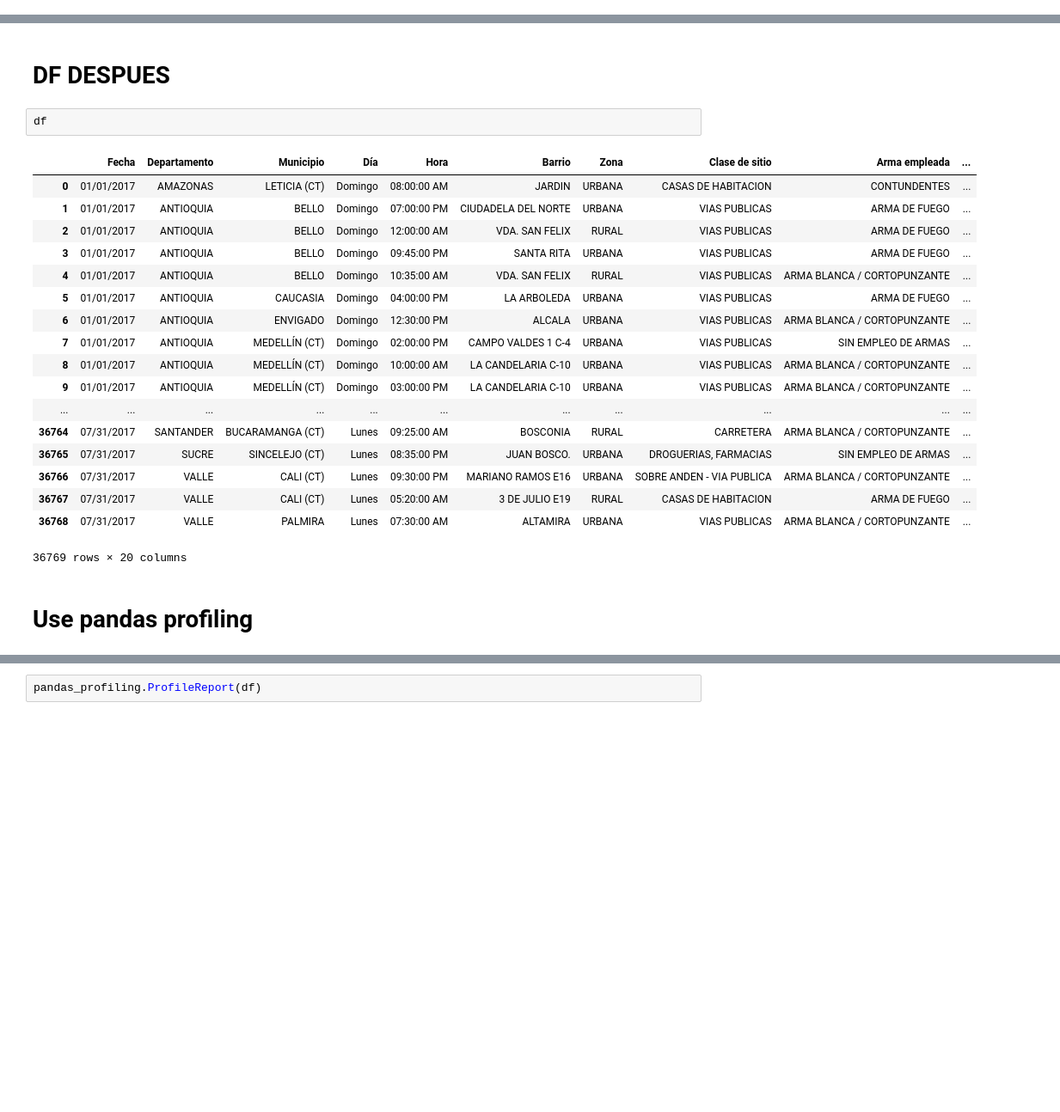
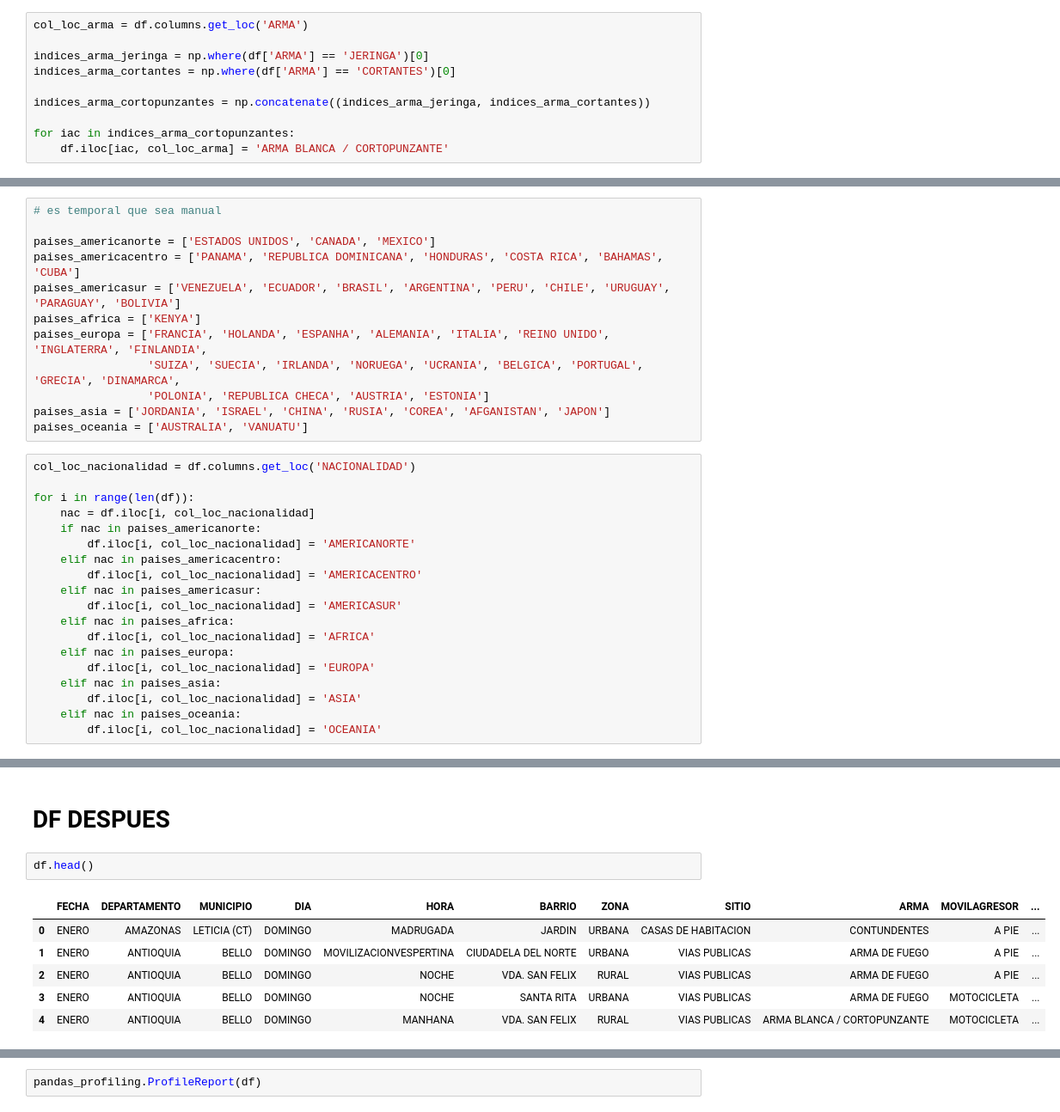
Before and after one commit to nonameable/hurto-celulares-colombia, a Jupyter notebook: data/PreprocesamientoDatos.ipynb, the cells around one changed output, grey strips where cells are left out. Shown at 86% size. Cells and saved outputs as stored; diff of their text form; blank space fills up the shorter version.

```diff
--- a/data/PreprocesamientoDatos.ipynb
+++ b/data/PreprocesamientoDatos.ipynb
@@ -117,0 +340,10 @@ for i in range(num_rows):
+# %%
+col_loc_arma = df.columns.get_loc('ARMA')
+
+indices_arma_jeringa = np.where(df['ARMA'] == 'JERINGA')[0]
+indices_arma_cortantes = np.where(df['ARMA'] == 'CORTANTES')[0]
+
+indices_arma_cortopunzantes = np.concatenate((indices_arma_jeringa, indices_arma_cortantes))
+
+for iac in indices_arma_cortopunzantes:
+    df.iloc[iac, col_loc_arma] = 'ARMA BLANCA / CORTOPUNZANTE'
@@ -117,0 +489,31 @@ for i in range(num_rows):
+# %%
+# es temporal que sea manual
+
+paises_americanorte = ['ESTADOS UNIDOS', 'CANADA', 'MEXICO']
+paises_americacentro = ['PANAMA', 'REPUBLICA DOMINICANA', 'HONDURAS', 'COSTA RICA', 'BAHAMAS', 'CUBA']
+paises_americasur = ['VENEZUELA', 'ECUADOR', 'BRASIL', 'ARGENTINA', 'PERU', 'CHILE', 'URUGUAY', 'PARAGUAY', 'BOLIVIA']
+paises_africa = ['KENYA']
+paises_europa = ['FRANCIA', 'HOLANDA', 'ESPANHA', 'ALEMANIA', 'ITALIA', 'REINO UNIDO', 'INGLATERRA', 'FINLANDIA',
+                 'SUIZA', 'SUECIA', 'IRLANDA', 'NORUEGA', 'UCRANIA', 'BELGICA', 'PORTUGAL', 'GRECIA', 'DINAMARCA',
+                 'POLONIA', 'REPUBLICA CHECA', 'AUSTRIA', 'ESTONIA']
+paises_asia = ['JORDANIA', 'ISRAEL', 'CHINA', 'RUSIA', 'COREA', 'AFGANISTAN', 'JAPON']
+paises_oceania = ['AUSTRALIA', 'VANUATU']
+# %%
+col_loc_nacionalidad = df.columns.get_loc('NACIONALIDAD')
+
+for i in range(len(df)):
+    nac = df.iloc[i, col_loc_nacionalidad]
+    if nac in paises_americanorte:
+        df.iloc[i, col_loc_nacionalidad] = 'AMERICANORTE'
+    elif nac in paises_americacentro:
+        df.iloc[i, col_loc_nacionalidad] = 'AMERICACENTRO'
+    elif nac in paises_americasur:
+        df.iloc[i, col_loc_nacionalidad] = 'AMERICASUR'
+    elif nac in paises_africa:
+        df.iloc[i, col_loc_nacionalidad] = 'AFRICA'
+    elif nac in paises_europa:
+        df.iloc[i, col_loc_nacionalidad] = 'EUROPA'
+    elif nac in paises_asia:
+        df.iloc[i, col_loc_nacionalidad] = 'ASIA'
+    elif nac in paises_oceania:
+        df.iloc[i, col_loc_nacionalidad] = 'OCEANIA'
@@ -118,25 +533,11 @@ for i in range(num_rows):
 # %% [markdown]
 # DF DESPUES
 # %%
-df
+df.head()
 # %% [output]
-|  | Fecha | Departamento | Municipio | Día | Hora | Barrio | Zona | Clase de sitio | Arma empleada | ... |
-| 0 | 01/01/2017 | AMAZONAS | LETICIA (CT) | Domingo | 08:00:00 AM | JARDIN | URBANA | CASAS DE HABITACION | CONTUNDENTES | ... |
-| 1 | 01/01/2017 | ANTIOQUIA | BELLO | Domingo | 07:00:00 PM | CIUDADELA DEL NORTE | URBANA | VIAS PUBLICAS | ARMA DE FUEGO | ... |
-| 2 | 01/01/2017 | ANTIOQUIA | BELLO | Domingo | 12:00:00 AM | VDA. SAN FELIX | RURAL | VIAS PUBLICAS | ARMA DE FUEGO | ... |
-| 3 | 01/01/2017 | ANTIOQUIA | BELLO | Domingo | 09:45:00 PM | SANTA RITA | URBANA | VIAS PUBLICAS | ARMA DE FUEGO | ... |
-| 4 | 01/01/2017 | ANTIOQUIA | BELLO | Domingo | 10:35:00 AM | VDA. SAN FELIX | RURAL | VIAS PUBLICAS | ARMA BLANCA / CORTOPUNZANTE | ... |
-| 5 | 01/01/2017 | ANTIOQUIA | CAUCASIA | Domingo | 04:00:00 PM | LA ARBOLEDA | URBANA | VIAS PUBLICAS | ARMA DE FUEGO | ... |
-| 6 | 01/01/2017 | ANTIOQUIA | ENVIGADO | Domingo | 12:30:00 PM | ALCALA | URBANA | VIAS PUBLICAS | ARMA BLANCA / CORTOPUNZANTE | ... |
-| 7 | 01/01/2017 | ANTIOQUIA | MEDELLÍN (CT) | Domingo | 02:00:00 PM | CAMPO VALDES 1 C-4 | URBANA | VIAS PUBLICAS | SIN EMPLEO DE ARMAS | ... |
-| 8 | 01/01/2017 | ANTIOQUIA | MEDELLÍN (CT) | Domingo | 10:00:00 AM | LA CANDELARIA C-10 | URBANA | VIAS PUBLICAS | ARMA BLANCA / CORTOPUNZANTE | ... |
-| 9 | 01/01/2017 | ANTIOQUIA | MEDELLÍN (CT) | Domingo | 03:00:00 PM | LA CANDELARIA C-10 | URBANA | VIAS PUBLICAS | ARMA BLANCA / CORTOPUNZANTE | ... |
-| ... | ... | ... | ... | ... | ... | ... | ... | ... | ... | ... |
-| 36764 | 07/31/2017 | SANTANDER | BUCARAMANGA (CT) | Lunes | 09:25:00 AM | BOSCONIA | RURAL | CARRETERA | ARMA BLANCA / CORTOPUNZANTE | ... |
-| 36765 | 07/31/2017 | SUCRE | SINCELEJO (CT) | Lunes | 08:35:00 PM | JUAN BOSCO. | URBANA | DROGUERIAS, FARMACIAS | SIN EMPLEO DE ARMAS | ... |
-| 36766 | 07/31/2017 | VALLE | CALI (CT) | Lunes | 09:30:00 PM | MARIANO RAMOS E16 | URBANA | SOBRE ANDEN - VIA PUBLICA | ARMA BLANCA / CORTOPUNZANTE | ... |
-| 36767 | 07/31/2017 | VALLE | CALI (CT) | Lunes | 05:20:00 AM | 3 DE JULIO E19 | RURAL | CASAS DE HABITACION | ARMA DE FUEGO | ... |
-| 36768 | 07/31/2017 | VALLE | PALMIRA | Lunes | 07:30:00 AM | ALTAMIRA | URBANA | VIAS PUBLICAS | ARMA BLANCA / CORTOPUNZANTE | ... |
+|  | FECHA | DEPARTAMENTO | MUNICIPIO | DIA | HORA | BARRIO | ZONA | SITIO | ARMA | MOVILAGRESOR | ... |
+| 0 | ENERO | AMAZONAS | LETICIA (CT) | DOMINGO | MADRUGADA | JARDIN | URBANA | CASAS DE HABITACION | CONTUNDENTES | A PIE | ... |
+| 1 | ENERO | ANTIOQUIA | BELLO | DOMINGO | MOVILIZACIONVESPERTINA | CIUDADELA DEL NORTE | URBANA | VIAS PUBLICAS | ARMA DE FUEGO | A PIE | ... |
+| 2 | ENERO | ANTIOQUIA | BELLO | DOMINGO | NOCHE | VDA. SAN FELIX | RURAL | VIAS PUBLICAS | ARMA DE FUEGO | A PIE | ... |
+| 3 | ENERO | ANTIOQUIA | BELLO | DOMINGO | NOCHE | SANTA RITA | URBANA | VIAS PUBLICAS | ARMA DE FUEGO | MOTOCICLETA | ... |
+| 4 | ENERO | ANTIOQUIA | BELLO | DOMINGO | MANHANA | VDA. SAN FELIX | RURAL | VIAS PUBLICAS | ARMA BLANCA / CORTOPUNZANTE | MOTOCICLETA | ... |
-36769 rows × 20 columns
-# %% [markdown]
-# Use pandas profiling
```
Also changed, not shown: parts of 52 cells of this notebook, 2 other files.
